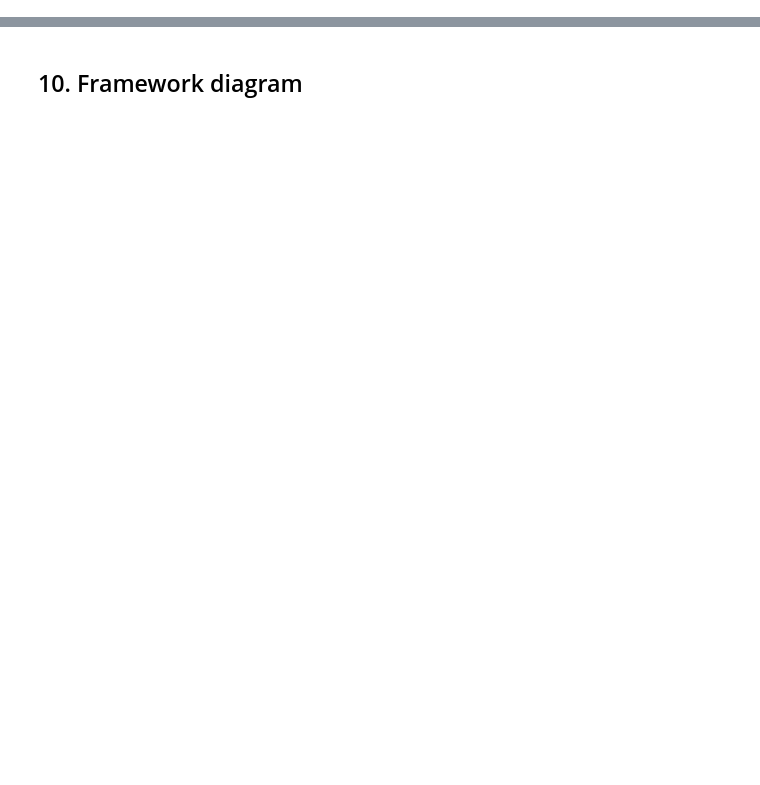
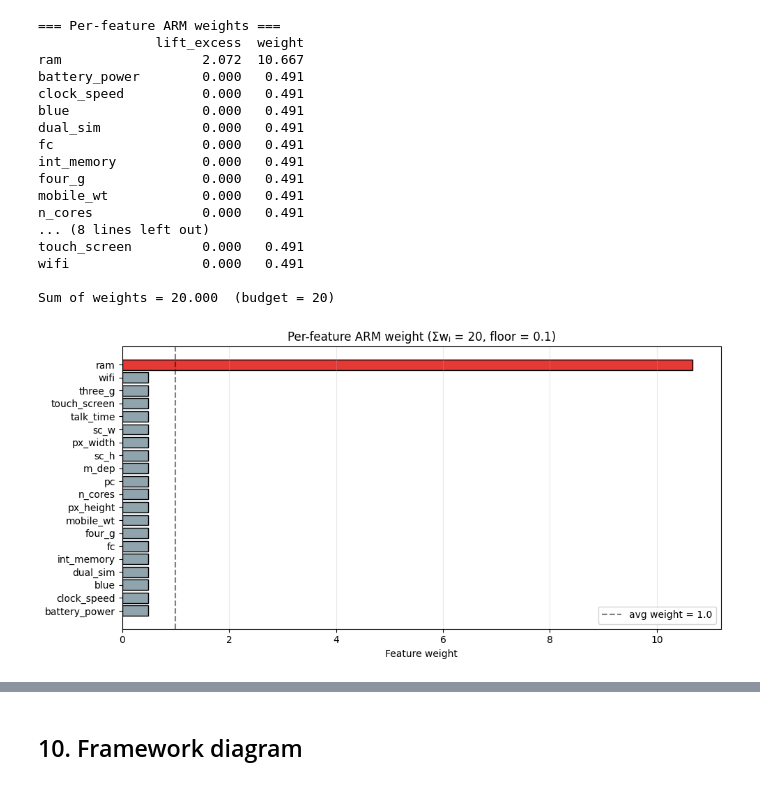
Before and after one commit to Ashurali/DM2026-Assignment-1-MKS, a Jupyter notebook: Mobile_Price_KMeans_ARM.ipynb, the cells around one changed output, grey strips where cells are left out. Drawn from its saved outputs; the diff is of its cells as text; code cells hidden in the pictures; blank space fills up the shorter version.

```diff
--- a/Mobile_Price_KMeans_ARM.ipynb
+++ b/Mobile_Price_KMeans_ARM.ipynb
@@ -438,0 +47,15 @@ plt.show()
+# %%
+df = pd.read_csv('data/mobile_price.csv')
+y    = df['price_range'].values
+X_df = df.drop(columns=['price_range'])
+FEATURES = list(X_df.columns)
+
+binary_feats     = [c for c in FEATURES if X_df[c].nunique() == 2]
+continuous_feats = [c for c in FEATURES if X_df[c].nunique() > 2]
+
+scaler = StandardScaler()
+X_std  = scaler.fit_transform(X_df.values.astype(float))
+
+print(f'Shape:  X_std={X_std.shape}, y={y.shape}')
+print(f'Binary features ({len(binary_feats)}):     {binary_feats}')
+print(f'Continuous features ({len(continuous_feats)}): {continuous_feats}')
@@ -438,0 +132,57 @@ plt.show()
+# %%
+FLOOR  = 0.1
+BUDGET = float(len(FEATURES))
+
+def per_feature_solo_lift(rules_df, features):
+    """Per-feature score = max lift across single-antecedent rules involving that feature."""
+    scores = {}
+    for f in features:
+        mask = rules_df['antecedents'].apply(
+            lambda s: len(s) == 1 and list(s)[0].startswith(f + '_')
+        )
+        scores[f] = float(rules_df.loc[mask, 'lift'].max()) - 1.0 if mask.sum() else 0.0
+    return scores
+
+def budget_normalize(raw_scores, floor=FLOOR, budget=BUDGET):
+    scored = {f: max(s, 0.0) + floor for f, s in raw_scores.items()}
+    total  = sum(scored.values())
+    return {f: scored[f] / total * budget for f in raw_scores}
+
+solo_scores = per_feature_solo_lift(class_rules, FEATURES)
+feat_weights = budget_normalize(solo_scores)
+
+scores_df = pd.DataFrame({'lift_excess': solo_scores, 'weight': feat_weights}) \
+              .sort_values('weight', ascending=False)
+print('=== Per-feature ARM weights ===')
+print(scores_df.round(3).to_string())
+print(f'\nSum of weights = {sum(feat_weights.values()):.3f}  (budget = {BUDGET:.0f})')
+
+# Plot
+fig, ax = plt.subplots(figsize=(10, 5))
+plot_df = scores_df.sort_values('weight', ascending=True)
+colors = ['#E53935' if v >= 5 else '#FB8C00' if v >= 1 else '#90A4AE' for v in plot_df['weight']]
+ax.barh(plot_df.index, plot_df['weight'], color=colors, edgecolor='black')
+ax.axvline(1.0, color='black', linestyle='--', alpha=0.5, label='avg weight = 1.0')
+ax.set_xlabel('Feature weight'); ax.set_title(f'Per-feature ARM weight (Σwⱼ = {BUDGET:.0f}, floor = {FLOOR})')
+ax.legend(); ax.grid(True, axis='x', alpha=0.3)
+plt.tight_layout(); fig.savefig('chart/Q5_feature_weights.png', dpi=150, bbox_inches='tight')
+plt.show()
+# %% [output]
+=== Per-feature ARM weights ===
+               lift_excess  weight
+ram                  2.072  10.667
+battery_power        0.000   0.491
+clock_speed          0.000   0.491
+blue                 0.000   0.491
+dual_sim             0.000   0.491
+fc                   0.000   0.491
+int_memory           0.000   0.491
+four_g               0.000   0.491
+mobile_wt            0.000   0.491
+n_cores              0.000   0.491
+... (8 lines left out)
+touch_screen         0.000   0.491
+wifi                 0.000   0.491
+
+Sum of weights = 20.000  (budget = 20)
+[figure, added]
```
Also changed, not shown: parts of 70 cells of this notebook, 15 other files.
